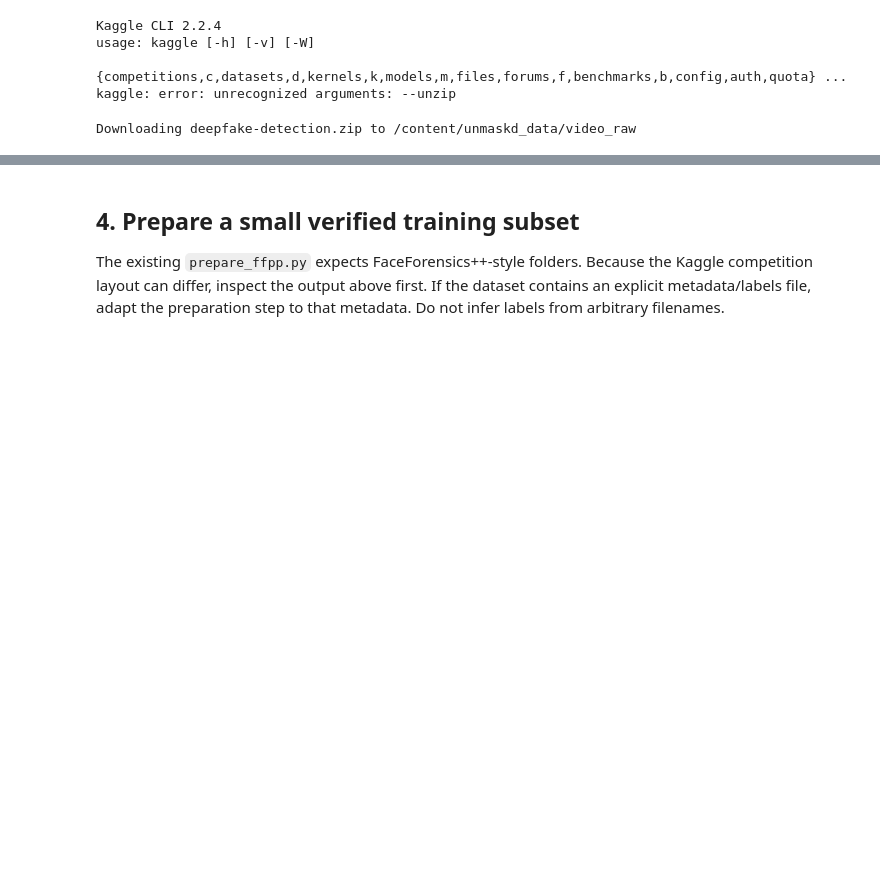
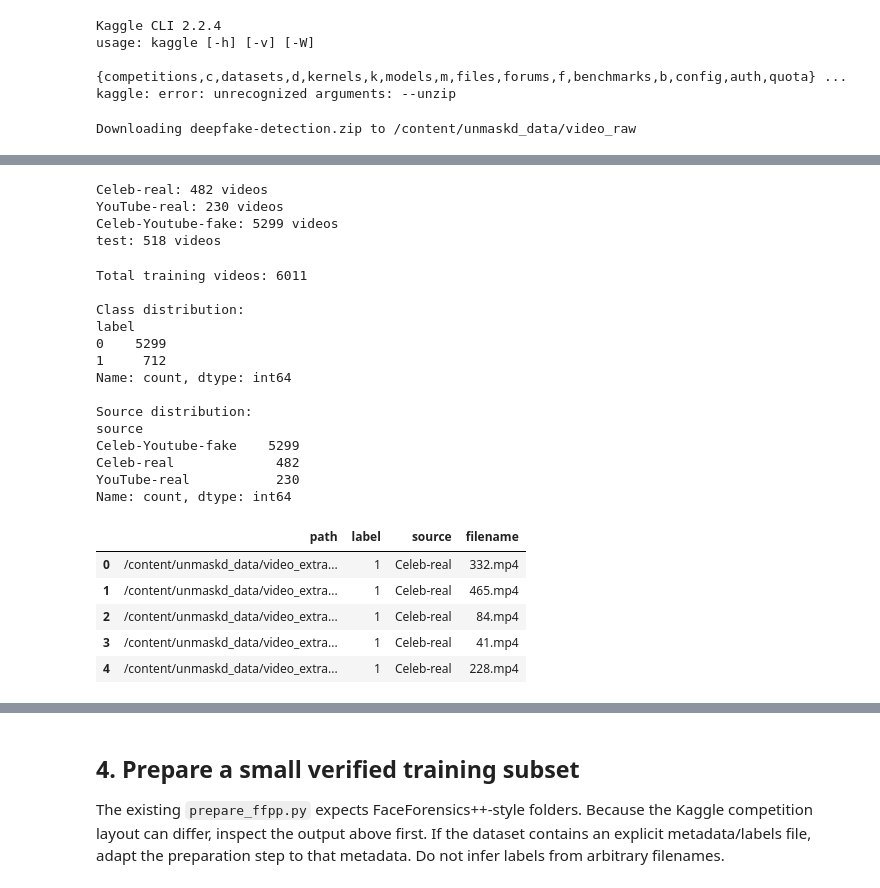
Before and after one commit to karan124381/unmasked, a Jupyter notebook: training/Unmaskd_Colab_Training.ipynb, the cells around one changed output, grey strips where cells are left out. Drawn from its saved outputs; the diff is of its cells as text; code cells hidden in the pictures; blank space fills up the shorter version.

```diff
--- a/training/Unmaskd_Colab_Training.ipynb
+++ b/training/Unmaskd_Colab_Training.ipynb
@@ -141,0 +211,73 @@ for p in files[:80]:
+# %%
+from pathlib import Path
+
+root = Path('/content/unmaskd_data/video_extracted/deep-fake-dataset')
+
+folders = [
+    'Celeb-real',
+    'YouTube-real',
+    'Celeb-Youtube-fake',
+    'test'
+]
+
+for folder in folders:
+    path = root / folder
+    videos = list(path.glob('*.mp4'))
+    print(f'{folder}: {len(videos)} videos')
+# %% [output]
+Celeb-real: 482 videos
+YouTube-real: 230 videos
+Celeb-Youtube-fake: 5299 videos
+test: 518 videos
+# %%
+from pathlib import Path
+import pandas as pd
+
+root = Path('/content/unmaskd_data/video_extracted/deep-fake-dataset')
+
+rows = []
+
+for folder, label in [
+    ('Celeb-real', 1),
+    ('YouTube-real', 1),
+    ('Celeb-Youtube-fake', 0),
+]:
+    for video in (root / folder).glob('*.mp4'):
+        rows.append({
+            'path': str(video),
+            'label': label,
+            'source': folder,
+            'filename': video.name
+        })
+
+df = pd.DataFrame(rows)
+
+print("Total training videos:", len(df))
+print("\nClass distribution:")
+print(df['label'].value_counts().sort_index())
+
+print("\nSource distribution:")
+print(df['source'].value_counts())
+
+df.head()
+# %% [output]
+Total training videos: 6011
+
+Class distribution:
+label
+0    5299
+1     712
+Name: count, dtype: int64
+
+Source distribution:
+source
+Celeb-Youtube-fake    5299
+Celeb-real             482
+YouTube-real           230
+Name: count, dtype: int64
+|  | path | label | source | filename |
+| 0 | /content/unmaskd_data/video_extra... | 1 | Celeb-real | 332.mp4 |
+| 1 | /content/unmaskd_data/video_extra... | 1 | Celeb-real | 465.mp4 |
+| 2 | /content/unmaskd_data/video_extra... | 1 | Celeb-real | 84.mp4 |
+| 3 | /content/unmaskd_data/video_extra... | 1 | Celeb-real | 41.mp4 |
+| 4 | /content/unmaskd_data/video_extra... | 1 | Celeb-real | 228.mp4 |
```
Also changed, not shown: parts of 19 cells of this notebook.
